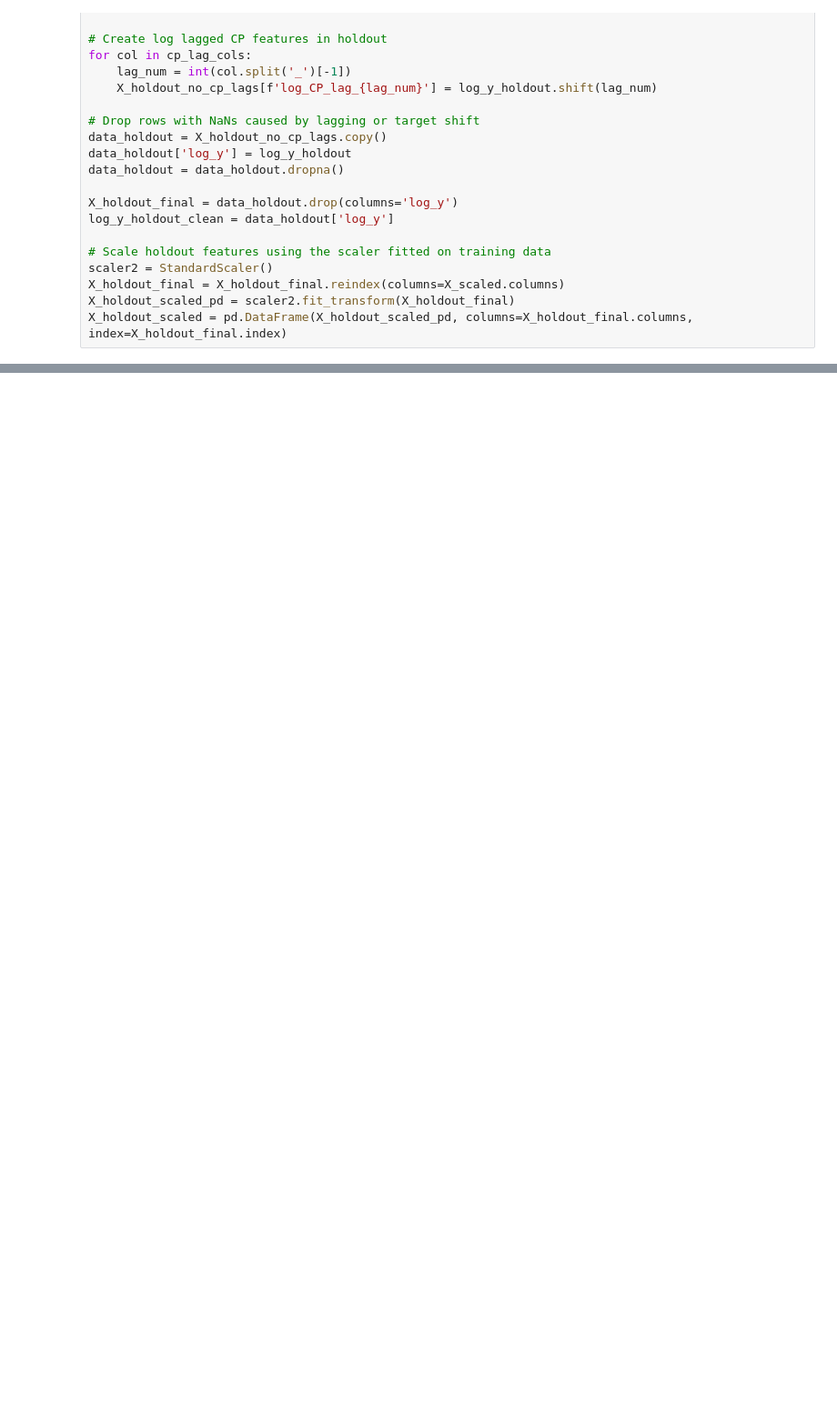
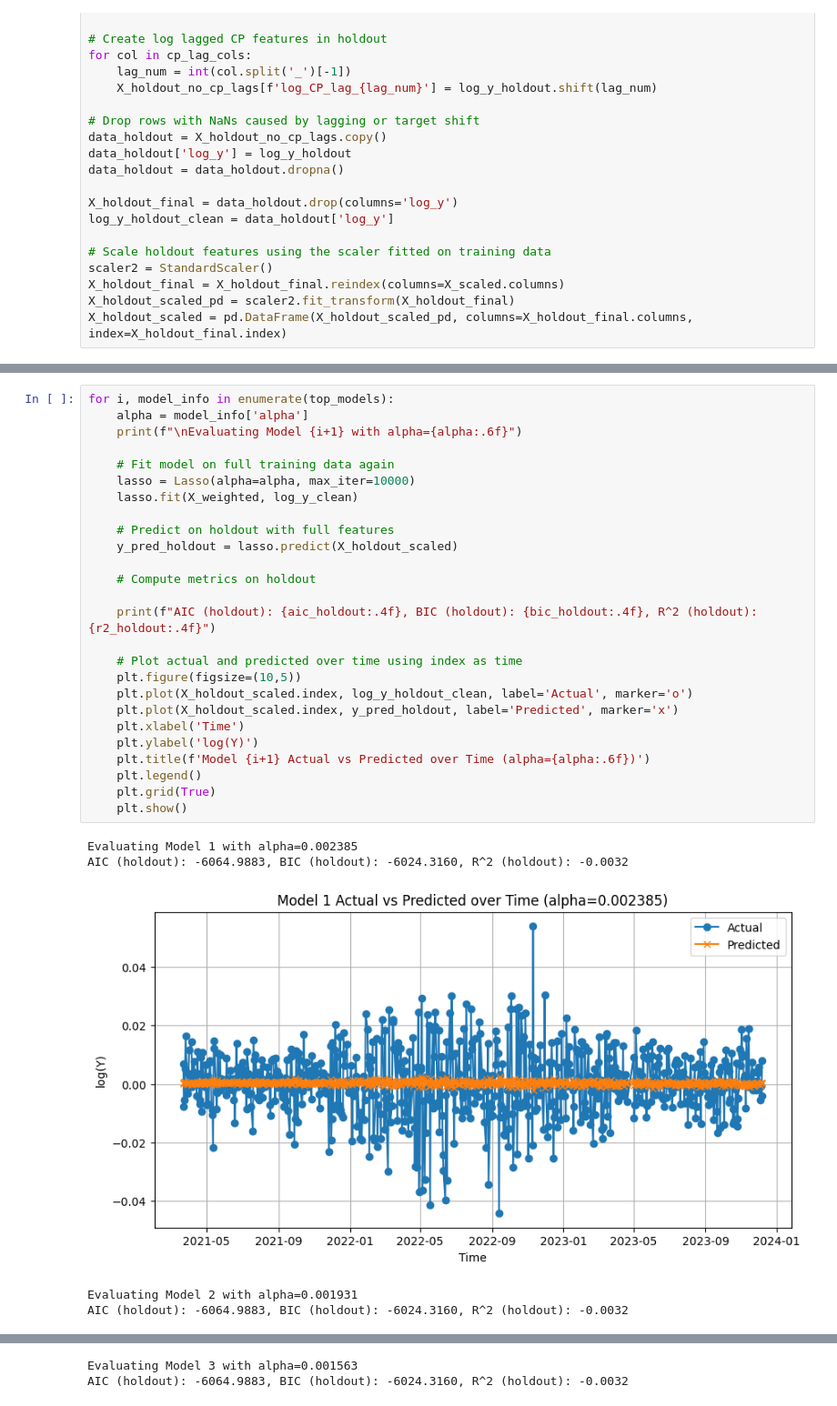
Before and after one commit to tracesauter/news-financial-sentiment, a Jupyter notebook: Time Series Lasso/time_series_with_macro.ipynb, the cells around one changed output, grey strips where cells are left out. Shown at 91% size. Drawn from its saved outputs; the diff is of its cells as text; blank space fills up the shorter version.

```diff
--- a/Time Series Lasso/time_series_with_macro.ipynb
+++ b/Time Series Lasso/time_series_with_macro.ipynb
@@ -682,0 +702,32 @@ X_weighted.head()
+# %%
+for i, model_info in enumerate(top_models):
+    alpha = model_info['alpha']
+    print(f"\nEvaluating Model {i+1} with alpha={alpha:.6f}")
+
+    # Fit model on full training data again
+    lasso = Lasso(alpha=alpha, max_iter=10000)
+    lasso.fit(X_weighted, log_y_clean)
+
+    # Predict on holdout with full features
+    y_pred_holdout = lasso.predict(X_holdout_scaled)
+
+    # Compute metrics on holdout
+
+    print(f"AIC (holdout): {aic_holdout:.4f}, BIC (holdout): {bic_holdout:.4f}, R^2 (holdout): {r2_holdout:.4f}")
+
+    # Plot actual and predicted over time using index as time
+    plt.figure(figsize=(10,5))
+    plt.plot(X_holdout_scaled.index, log_y_holdout_clean, label='Actual', marker='o')
+    plt.plot(X_holdout_scaled.index, y_pred_holdout, label='Predicted', marker='x')
+    plt.xlabel('Time')
+    plt.ylabel('log(Y)')
+    plt.title(f'Model {i+1} Actual vs Predicted over Time (alpha={alpha:.6f})')
+    plt.legend()
+    plt.grid(True)
+    plt.show()
+# %% [output]
+Evaluating Model 1 with alpha=0.002385
+AIC (holdout): -6064.9883, BIC (holdout): -6024.3160, R^2 (holdout): -0.0032
+[figure, added]
+Evaluating Model 2 with alpha=0.001931
+AIC (holdout): -6064.9883, BIC (holdout): -6024.3160, R^2 (holdout): -0.0032
@@ -682,0 +735,2 @@ X_weighted.head()
+Evaluating Model 3 with alpha=0.001563
+AIC (holdout): -6064.9883, BIC (holdout): -6024.3160, R^2 (holdout): -0.0032
```
Also changed, not shown: parts of 13 cells of this notebook, 1 other file.
